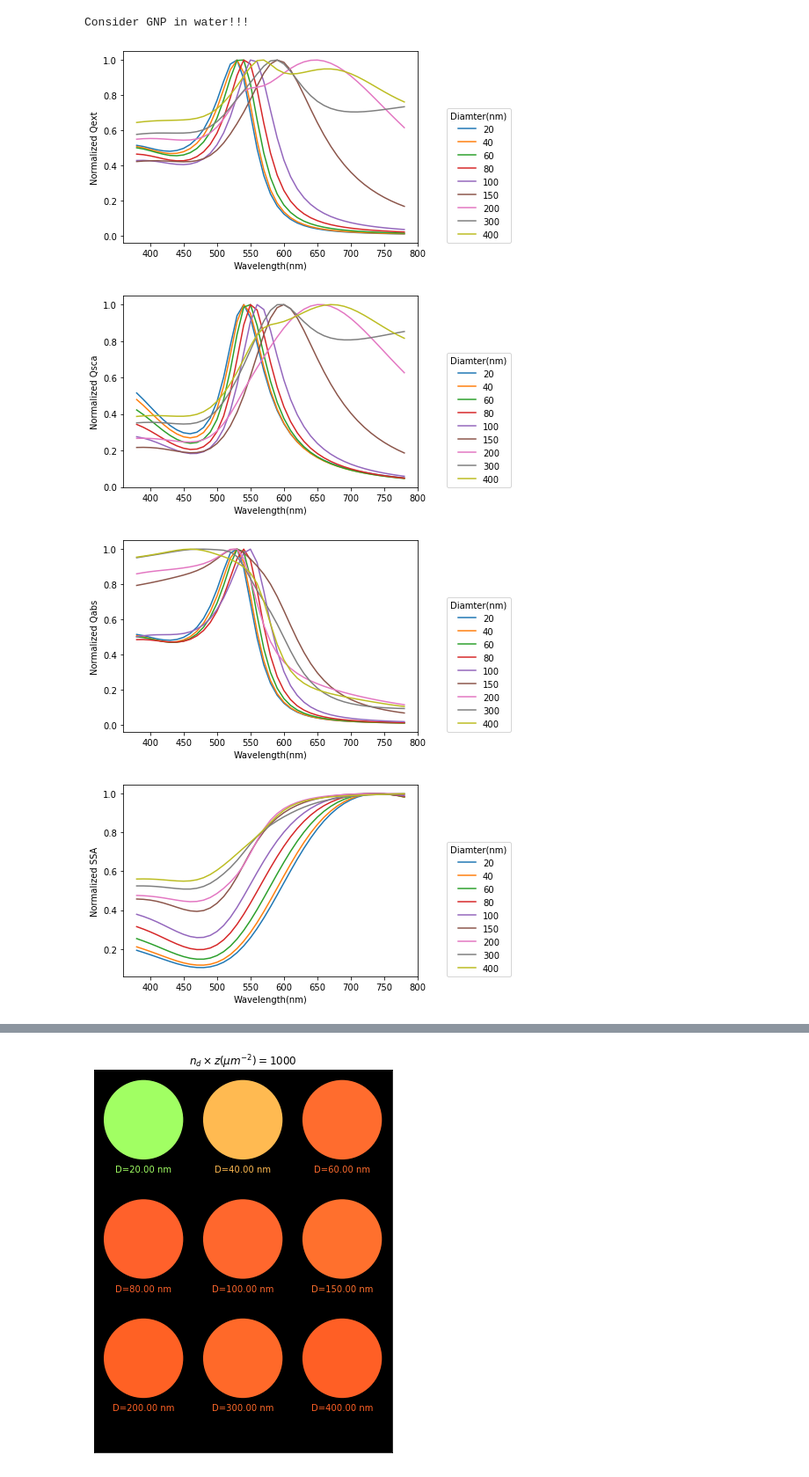
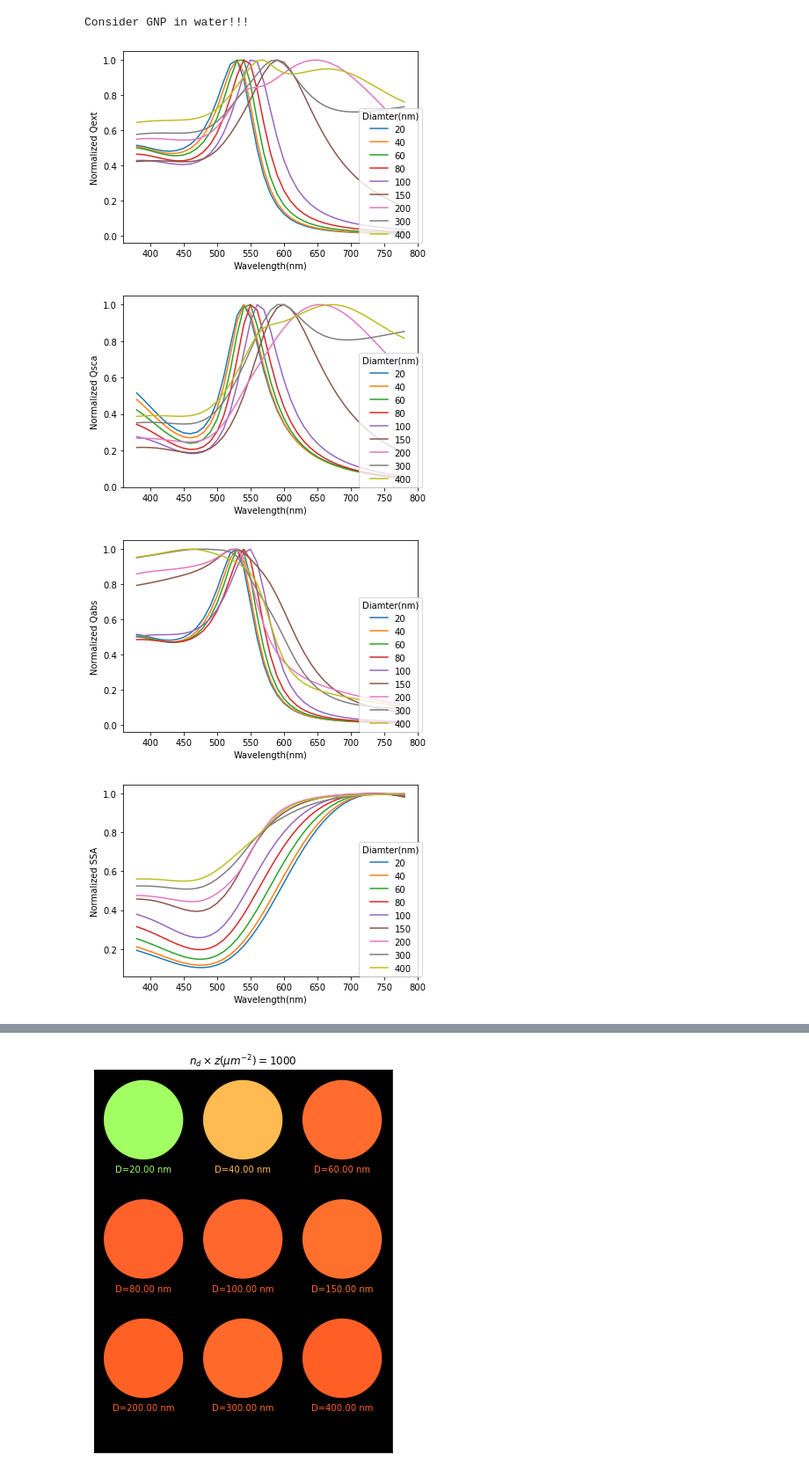
Before and after one commit to kiwiriver/covid_gnp, a Jupyter notebook: notebook/t11_color_theoy.ipynb, the cells around one changed output, grey strips where cells are left out. Shown: that part at 88% size. Drawn from its saved outputs; the diff is of its cells as text; code cells hidden in the pictures.

```diff
--- a/notebook/t11_color_theoy.ipynb
+++ b/notebook/t11_color_theoy.ipynb
@@ -191,20 +191,20 @@ Consider GNP in water!!!
 # %%
 datat=datav1
 fig, ax = plt.subplots()
 #ax.set_yscale('log')
 for i in range(len(dv)):
     df1=pd.DataFrame(np.array(datat)[:,:,i].T,\
                  columns=["Qext","Qsca","SSA","Qabs","Qback","Asymmetry factor"])
     fn = interp1d(wv2,df1['Qext'])
     qi=fn(lam)
 
     plt.plot(lam, qi/qi.max(),label=dv[i])
 plt.xlabel("Wavelength(nm)")
 plt.ylabel("Normalized Qext")
-plt.legend(loc=(1.1,0),title="Diamter(nm)")
+plt.legend(loc=(0.8,0),title="Diamter(nm)")
 plt.savefig("../img/t11_qext.png",dpi=300)
 # %% [output]
-[figure, old version]
+[figure, new version]
 # %%
 datat=datav1
 fig, ax = plt.subplots()
@@ -218,10 +218,10 @@ for i in range(len(dv)):
     plt.plot(lam, qi/qi.max(),label=dv[i])
 plt.xlabel("Wavelength(nm)")
 plt.ylabel("Normalized Qsca")
-plt.legend(loc=(1.1,0),title="Diamter(nm)")
+plt.legend(loc=(0.8,0),title="Diamter(nm)")
 plt.savefig("../img/t11_qsca.png",dpi=300)
 # %% [output]
-[figure, old version]
+[figure, new version]
 # %%
 datat=datav1
 fig, ax = plt.subplots()
@@ -235,10 +235,10 @@ for i in range(len(dv)):
     plt.plot(lam, qi/qi.max(),label=dv[i])
 plt.xlabel("Wavelength(nm)")
 plt.ylabel("Normalized Qabs")
-plt.legend(loc=(1.1,0),title="Diamter(nm)")
+plt.legend(loc=(0.8,0),title="Diamter(nm)")
 plt.savefig("../img/t11_qabs.png",dpi=300)
 # %% [output]
-[figure, old version]
+[figure, new version]
 # %%
 datat=datav1
 fig, ax = plt.subplots()
@@ -252,10 +252,10 @@ for i in range(len(dv)):
     plt.plot(lam, qi/qi.max(),label=dv[i])
 plt.xlabel("Wavelength(nm)")
 plt.ylabel("Normalized SSA")
-plt.legend(loc=(1.1,0),title="Diamter(nm)")
+plt.legend(loc=(0.8,0),title="Diamter(nm)")
 plt.savefig("../img/t11_ssa.png",dpi=300)
 # %% [output]
-[figure, old version]
+[figure, new version]
 # %%
 ndz=1000
 datat=datav1
```
Also changed, not shown: parts of 4 cells of this notebook, 8 other files.
